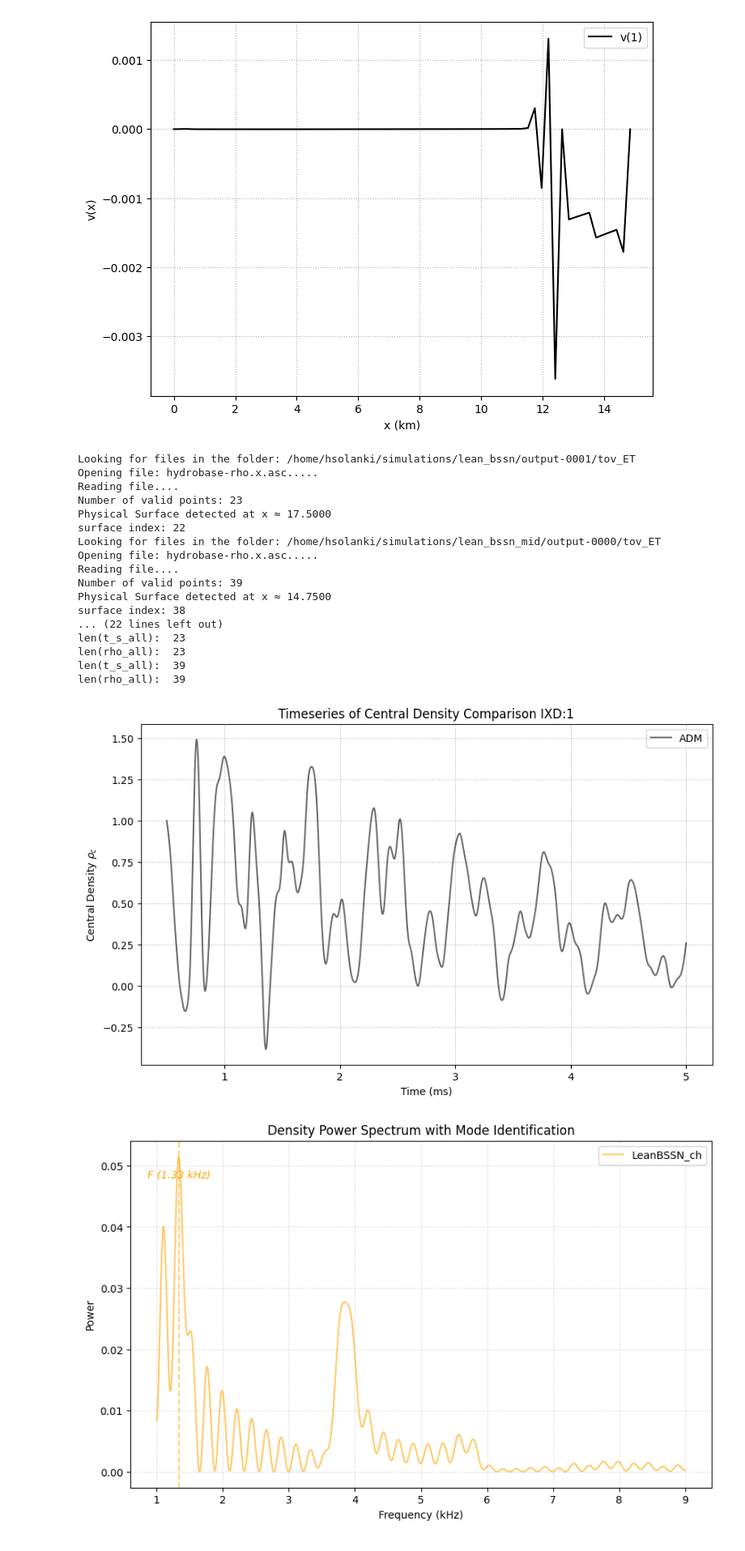
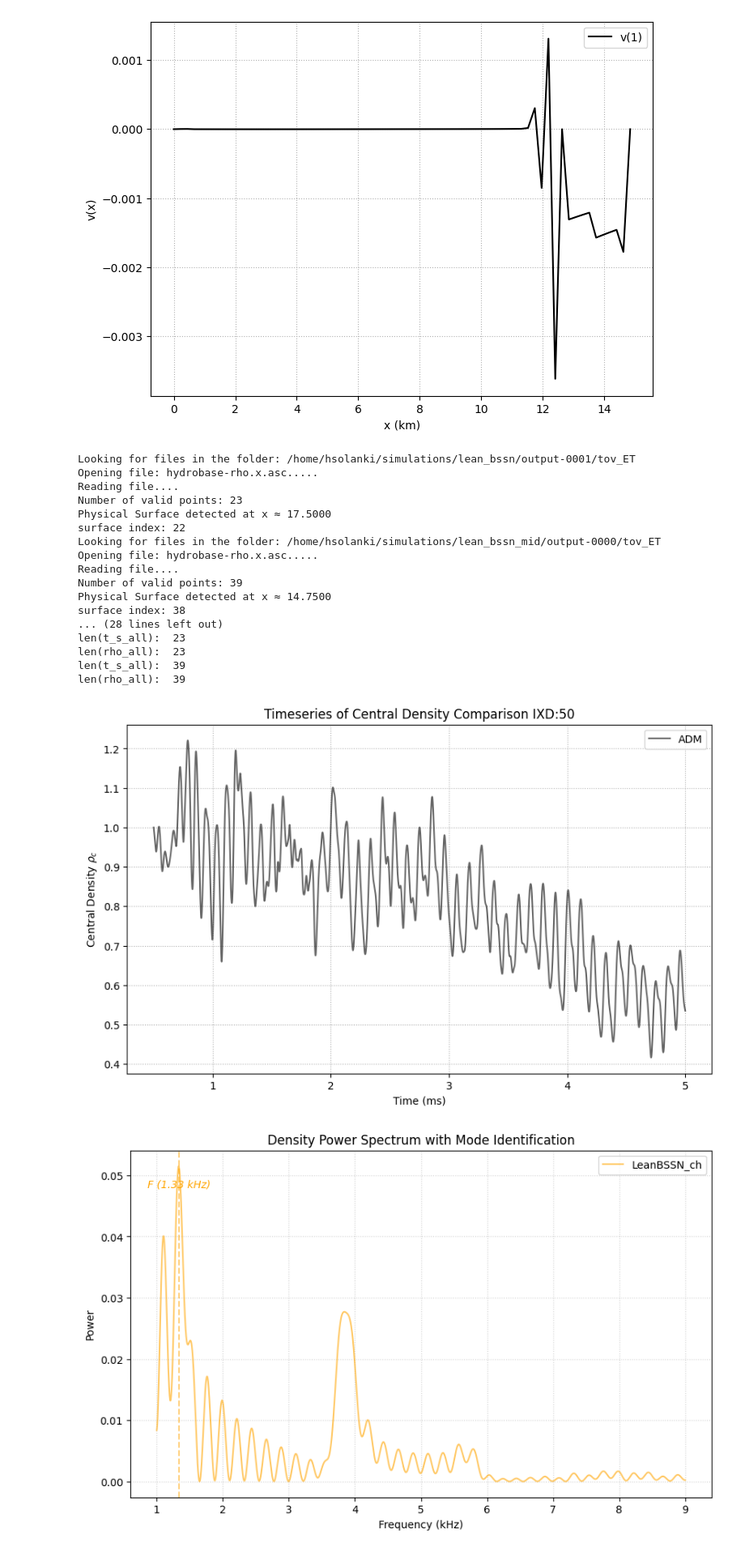
Before and after one commit to harsh-c0ds/My-Work, a Jupyter notebook: TOV/mode_ext.ipynb, the cells around one changed output. Shown at 81% size. Drawn from its saved outputs; the diff is of its cells as text; code cells hidden in the pictures.

```diff
--- a/TOV/mode_ext.ipynb
+++ b/TOV/mode_ext.ipynb
@@ -329,7 +329,7 @@ x_p_l, surface_ixd_l, surface_x_l = detect_star_surface(lean_low, filename="hydr
 x_p_m, surface_ixd_m, surface_x_m = detect_star_surface(lean_mid, filename="hydrobase-rho.x.asc")
 x_p_h, surface_ixd_h, surface_x_h = detect_star_surface(lean_high, filename="hydrobase-rho.x.asc")
 x_p_ch, surface_ixd_ch, surface_x_ch = detect_star_surface(lean_ch, filename="hydrobase-rho.x.asc")
-#x_P_P, surface_ixd_p, surface_x_p = detect_star_surface(sim_dir_p, filename="hydrobase-rho.x.asc")
+x_P_P, surface_ixd_p, surface_x_p = detect_star_surface(adm, filename="hydrobase-rho.x.asc")
 
 t_s_all_l, rho_all_l = load_time_series(file_path)
 t_s_all_m, rho_all_m = load_time_series(file_path_1)
@@ -363,35 +363,35 @@ Reading file....
 Number of valid points: 39
 Physical Surface detected at x ≈ 14.7500
 surface index: 38
-... (22 lines left out)
+... (28 lines left out)
 len(t_s_all):  23
 len(rho_all):  23
 len(t_s_all):  39
 len(rho_all):  39
 # %%
 ### Time_series Check ###
-ik = 1
+ik = 50
 
-t_l = t_s_all_l[ik]
-rho_l = rho_all_l[ik]
+# t_l = t_s_all_l[ik]
+# rho_l = rho_all_l[ik]
 
-t_m = t_s_all_m[ik]
-rho_m = rho_all_m[ik]
+# t_m = t_s_all_m[ik]
+# rho_m = rho_all_m[ik]
 
-t_h = t_s_all_h[ik]
-rho_h = rho_all_h[ik]
+# t_h = t_s_all_h[ik]
+# rho_h = rho_all_h[ik]
 
-t_b = t_s_all_l_b_1_0002[ik]
-rho_b = rho_all_l_b_1_0002[ik]
+# t_b = t_s_all_l_b_1_0002[ik]
+# rho_b = rho_all_l_b_1_0002[ik]
 
-t_l_2 = t_s_all_lean_2[ik]
-rho_l_2 = rho_all_lean_2[ik]
+# t_l_2 = t_s_all_lean_2[ik]
+# rho_l_2 = rho_all_lean_2[ik]
 
 # t_v = t_s_all_v[ik]
 # v = v_all[ik]
 
-t_ch = t_s_all_ch[ik]
-rho_ch = rho_all_ch[ik]
+# t_ch = t_s_all_ch[ik]
+# rho_ch = rho_all_ch[ik]
 
 # t_adm = t_s_all_P[ik]
 # rho_adm = rho_all_P[ik]
@@ -400,66 +400,66 @@ t_adm = t_s_all_P[ik]
 rho_adm = rho_all_P[ik]
 
 
-lim_l = (t_l >= 0.5) & (t_l <= 5)
-lim_m = (t_m >= 0.5) & (t_m <= 5)
-lim_h = (t_h >= 0.5) & (t_h <= 5)
-lim_b = (t_b >= 0.5) & (t_b <= 5)
-lim_l_2 = (t_l_2 >= 0.5) & (t_l_2 <= 5)
-lim_ch = (t_ch >= 0.5) & (t_ch <= 5)
+# lim_l = (t_l >= 0.5) & (t_l <= 5)
+# lim_m = (t_m >= 0.5) & (t_m <= 5)
+# lim_h = (t_h >= 0.5) & (t_h <= 5)
+# lim_b = (t_b >= 0.5) & (t_b <= 5)
+# lim_l_2 = (t_l_2 >= 0.5) & (t_l_2 <= 5)
+# lim_ch = (t_ch >= 0.5) & (t_ch <= 5)
 
 # lim_v = (t_v >= 0.5) & (t_v <= 5)
 
 lim_adm = (t_adm >= 0.5) & (t_adm <= 5)
 
-t_l = t_l[lim_l]
-rho_l = rho_l[lim_l]
-rho_l = rho_l/rho_l[0]  # normalize density
+# t_l = t_l[lim_l]
+# rho_l = rho_l[lim_l]
+# rho_l = rho_l/rho_l[0]  # normalize density
 
-t_m = t_m[lim_m]
-rho_m = rho_m[lim_m]
-rho_m = rho_m/rho_m[0]  # normalize density
+# t_m = t_m[lim_m]
+# rho_m = rho_m[lim_m]
+# rho_m = rho_m/rho_m[0]  # normalize density
 
-t_h = t_h[lim_h]
-rho_h = rho_h[lim_h]
-rho_h = rho_h/rho_h[0]  # normalize density
+# t_h = t_h[lim_h]
+# rho_h = rho_h[lim_h]
+# rho_h = rho_h/rho_h[0]  # normalize density
 
 # t_v = t_v[lim_v]
 # v = v[lim_v]
 
-t_ch = t_ch[lim_ch]
-rho_ch = rho_ch[lim_ch]
-rho_ch = rho_ch/rho_ch[0]  # normalize density
+# t_ch = t_ch[lim_ch]
+# rho_ch = rho_ch[lim_ch]
+# rho_ch = rho_ch/rho_ch[0]  # normalize density
 
-t_b = t_b[lim_b]
-rho_b = rho_b[lim_b]
-rho_b = rho_b/rho_b[0]  # normalize density
+# t_b = t_b[lim_b]
+# rho_b = rho_b[lim_b]
+# rho_b = rho_b/rho_b[0]  # normalize density
 
-t_l_2 = t_l_2[lim_l_2]
-rho_l_2 = rho_l_2[lim_l_2]
-rho_l_2 = rho_l_2/rho_l_2[0]  # normalize density
+# t_l_2 = t_l_2[lim_l_2]
+# rho_l_2 = rho_l_2[lim_l_2]
+# rho_l_2 = rho_l_2/rho_l_2[0]  # normalize density
 
 t_adm = t_adm[lim_adm]
 rho_adm = rho_adm[lim_adm]
 rho_adm = rho_adm/rho_adm[0]  # normalize density
 
 
 plt.figure(figsize=(10,6))
 # plt.plot(t_l, rho_l, label="LeanBSSN_low", color="blue", alpha=0.6)
 # plt.plot(t_m, rho_m, label="LeanBSSN_mid", color="green", alpha=0.6)
 # plt.plot(t_h, rho_h, label="LeanBSSN_high", color="red", alpha=0.6)
 # plt.plot(t_ch, rho_ch, label="LeanBSSN_ch", color="orange", alpha=0.6)
 # plt.plot(t_b, rho_b, label="LeanBSSN_beta_0.5", color="purple", alpha=0.6)
 # plt.plot(t_l_2, rho_l_2, label="LeanBSSN_KO", color="brown", alpha=0.6)
 plt.plot(t_adm, rho_adm, label="ADM", color="black", alpha=0.6)
 plt.xlabel("Time (ms)")
 plt.ylabel(r"Central Density $\rho_c$")
 plt.title(f"Timeseries of Central Density Comparison IXD:{ik}")
 plt.grid(True, linestyle=":")
 plt.legend()
 plt.show()
 #plt.savefig(output_dir + "time_series_comparision.png", dpi=300)
 # %% [output]
-[figure, old version]
+[figure, new version]
 # %%
 #### Mode Extraction ####
 
```
Also changed, not shown: 6 other files.
